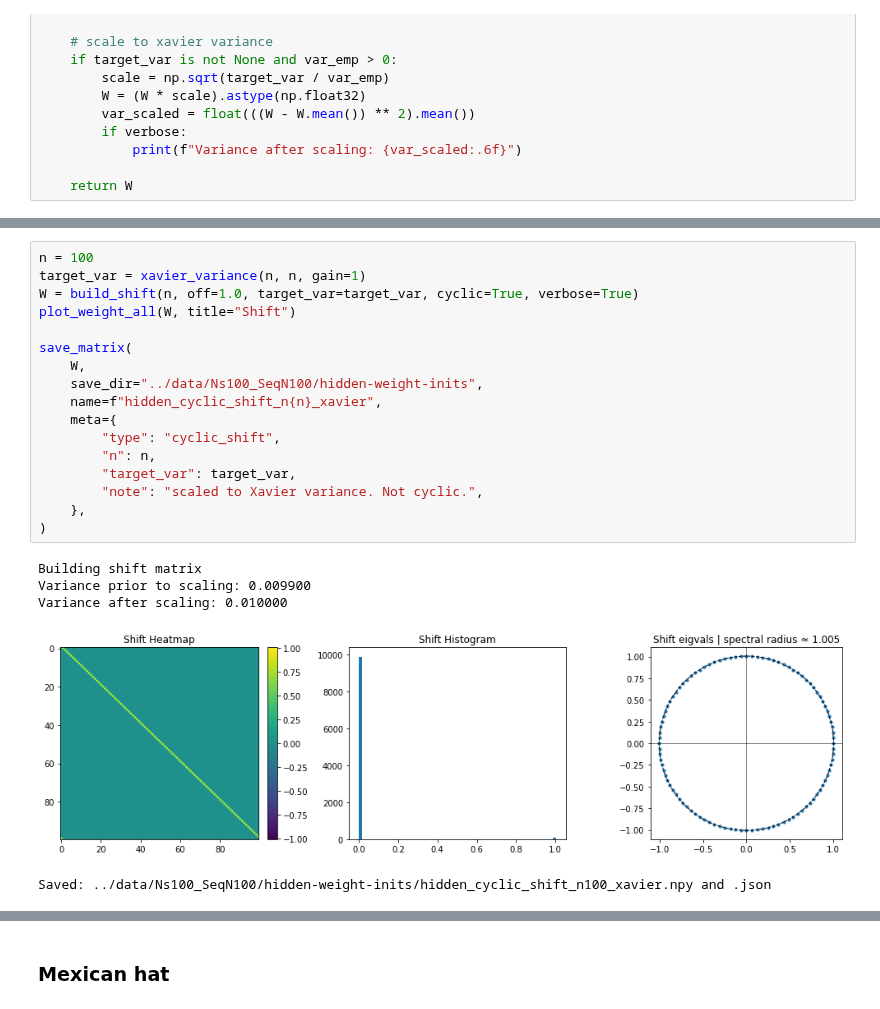
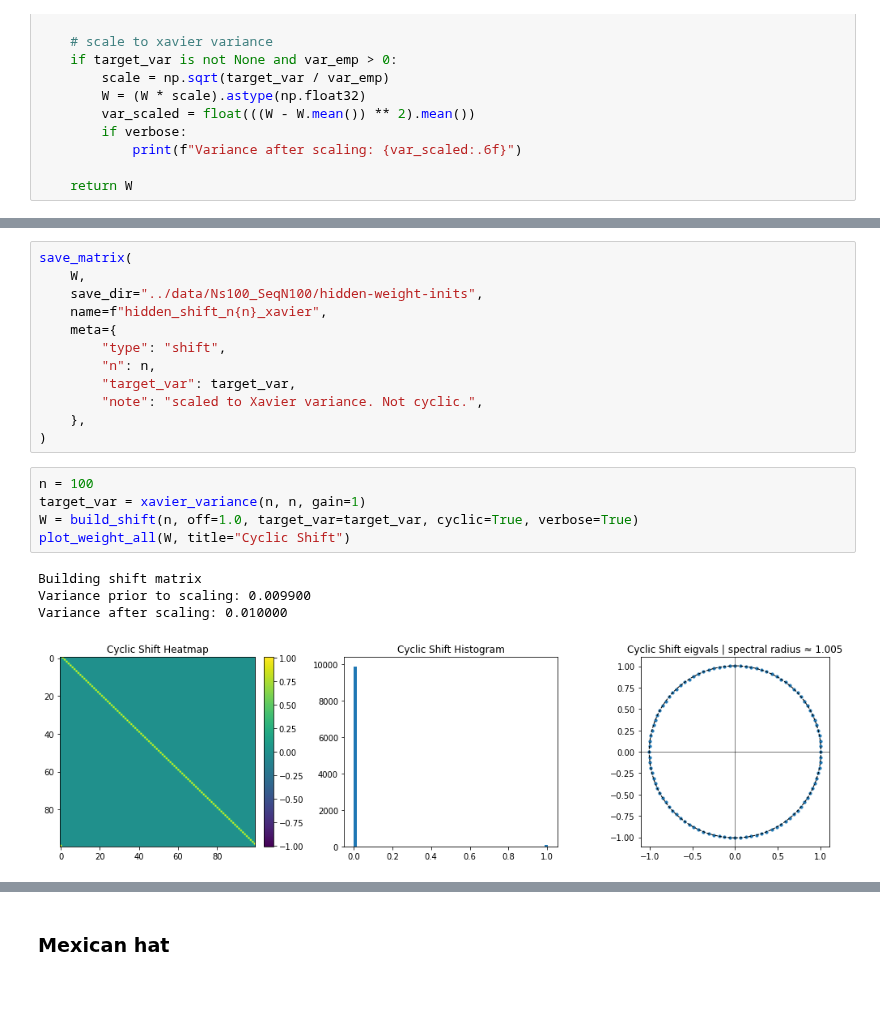
Before and after one commit to margotwagner/HCPrediction, a Jupyter notebook: notebooks/hidden-weight-builder.ipynb, the cells around one changed output, grey strips where cells are left out. Cells and saved outputs as stored; diff of their text form.

Commit message:
added initial plotting functionality. finalize aggregation code

```diff
--- a/notebooks/hidden-weight-builder.ipynb
+++ b/notebooks/hidden-weight-builder.ipynb
@@ -215,23 +202,22 @@ Saved: ../data/Ns100_SeqN100/hidden-weight-inits/hidden_shift_n100_xavier.npy an
+# %%
+save_matrix(
+    W,
+    save_dir="../data/Ns100_SeqN100/hidden-weight-inits",
+    name=f"hidden_shift_n{n}_xavier",
+    meta={
+        "type": "shift",
+        "n": n,
+        "target_var": target_var,
+        "note": "scaled to Xavier variance. Not cyclic.",
+    },
+)
 # %%
 n = 100
 target_var = xavier_variance(n, n, gain=1)
 W = build_shift(n, off=1.0, target_var=target_var, cyclic=True, verbose=True)
-plot_weight_all(W, title="Shift")
-
-save_matrix(
-    W,
-    save_dir="../data/Ns100_SeqN100/hidden-weight-inits",
-    name=f"hidden_cyclic_shift_n{n}_xavier",
-    meta={
-        "type": "cyclic_shift",
-        "n": n,
-        "target_var": target_var,
-        "note": "scaled to Xavier variance. Not cyclic.",
-    },
-)
+plot_weight_all(W, title="Cyclic Shift")
 # %% [output]
 Building shift matrix
 Variance prior to scaling: 0.009900
 Variance after scaling: 0.010000
-[figure, old version]
+[figure, new version]
-Saved: ../data/Ns100_SeqN100/hidden-weight-inits/hidden_cyclic_shift_n100_xavier.npy and .json
```
Also changed, not shown: parts of 12 cells of this notebook, 3 other files.
